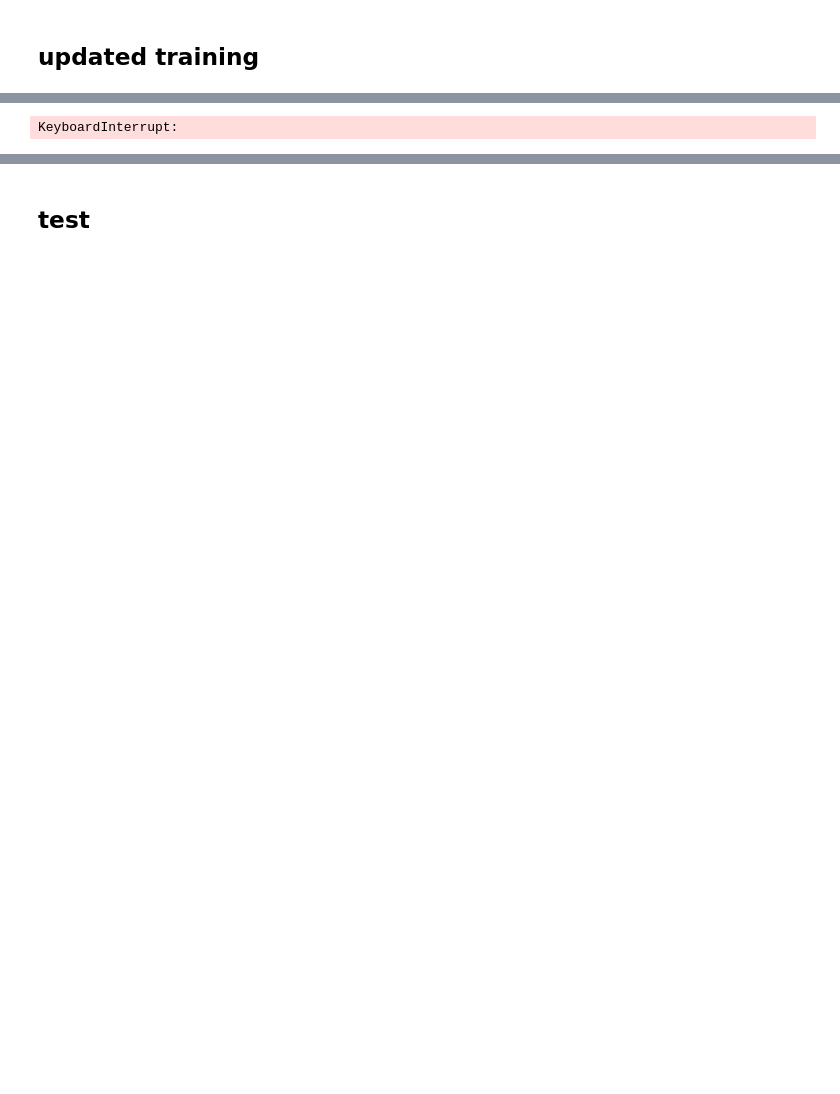
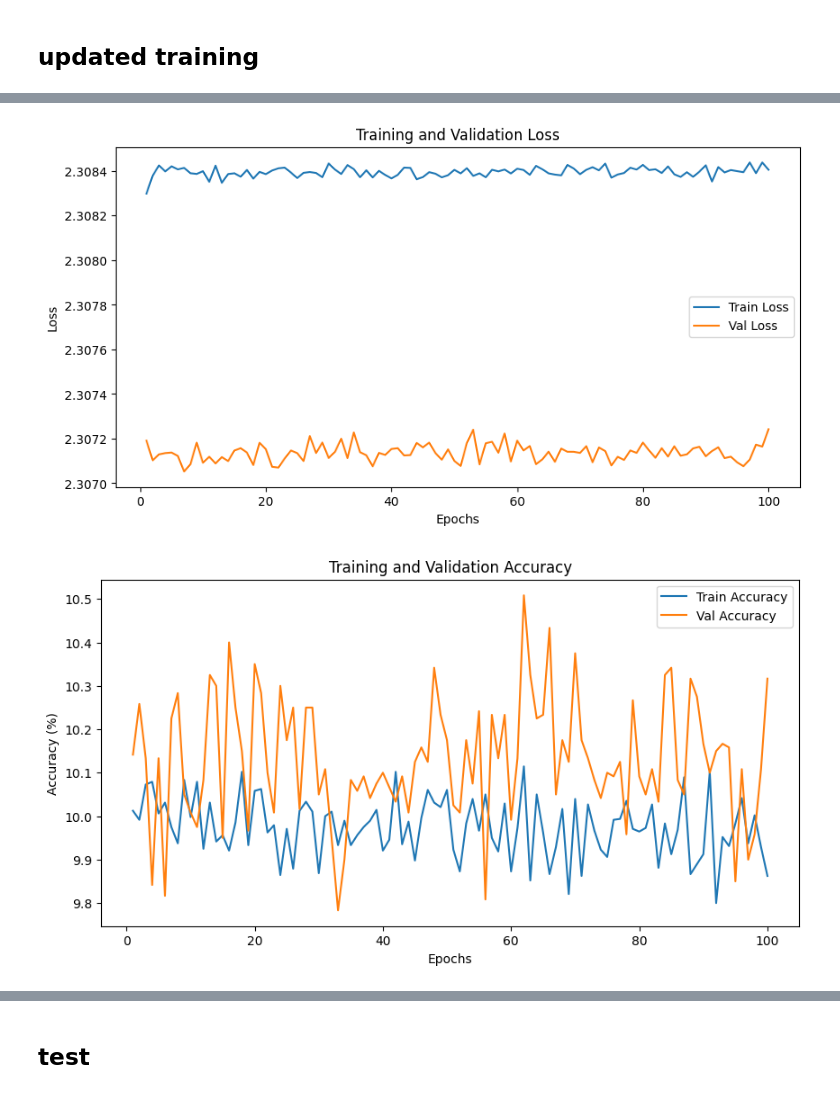
Before and after one commit to theoVasilas/NN_training, a Jupyter notebook: MINIST_CNN.ipynb, the cells around one changed output, grey strips where cells are left out. Cells and saved outputs as stored; diff of their text form; code cells hidden in the pictures; blank space fills up the shorter version.

```diff
--- a/MINIST_CNN.ipynb
+++ b/MINIST_CNN.ipynb
@@ -387,5 +387,5 @@ def train(model, loaders =loaders , num_epochs=20, loss_func = loss_func, optimi
     plt.legend()
     plt.show()
 
-train(Cnet, num_epochs = 5)
+train(Cnet, num_epochs = 100)
 # %% [output]
@@ -409,4 +409,5 @@ Epoch [23/100], Train Loss: 2.3029, Train Accuracy: 11.30%, Val Loss: 2.3042, Va
-KeyboardInterrupt:
+[figure, added]
+[figure, added]
 # %%
 from google.colab import drive
 drive.mount('/content/drive')
```
Also changed, not shown: parts of 6 cells of this notebook.
